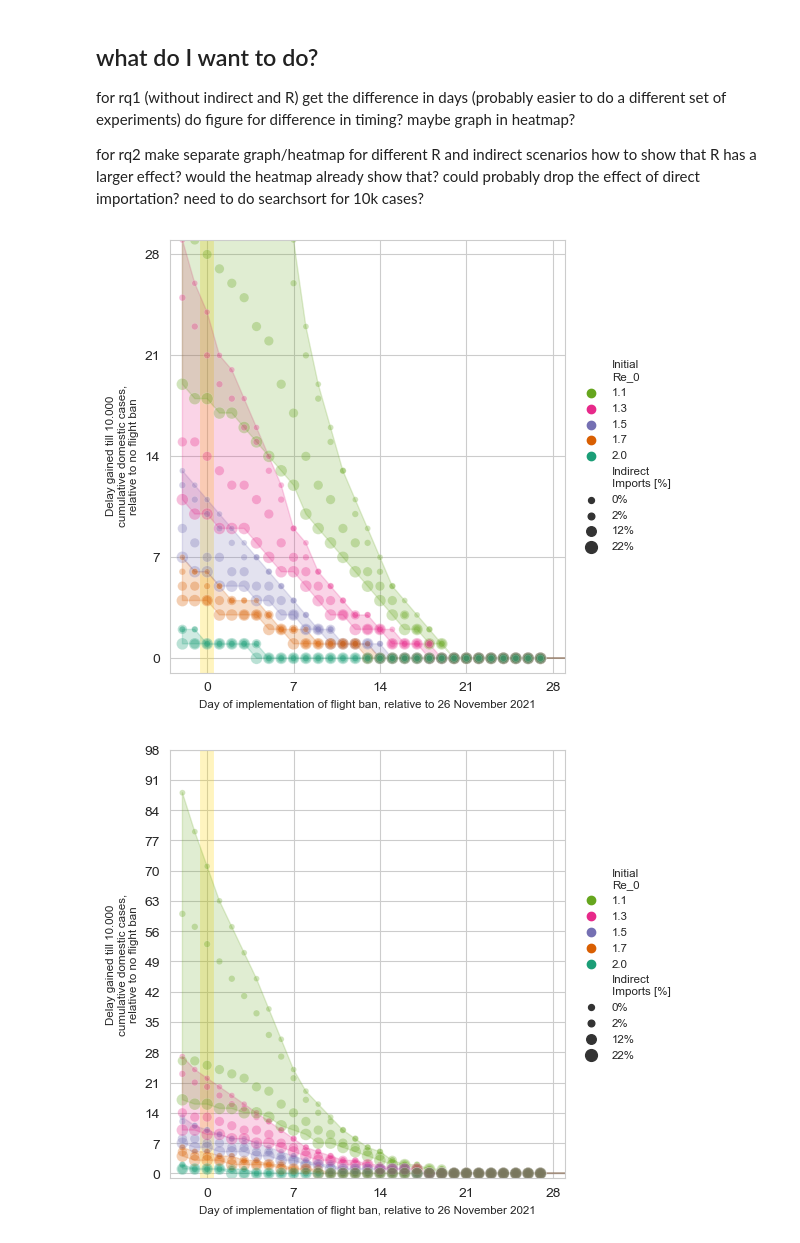
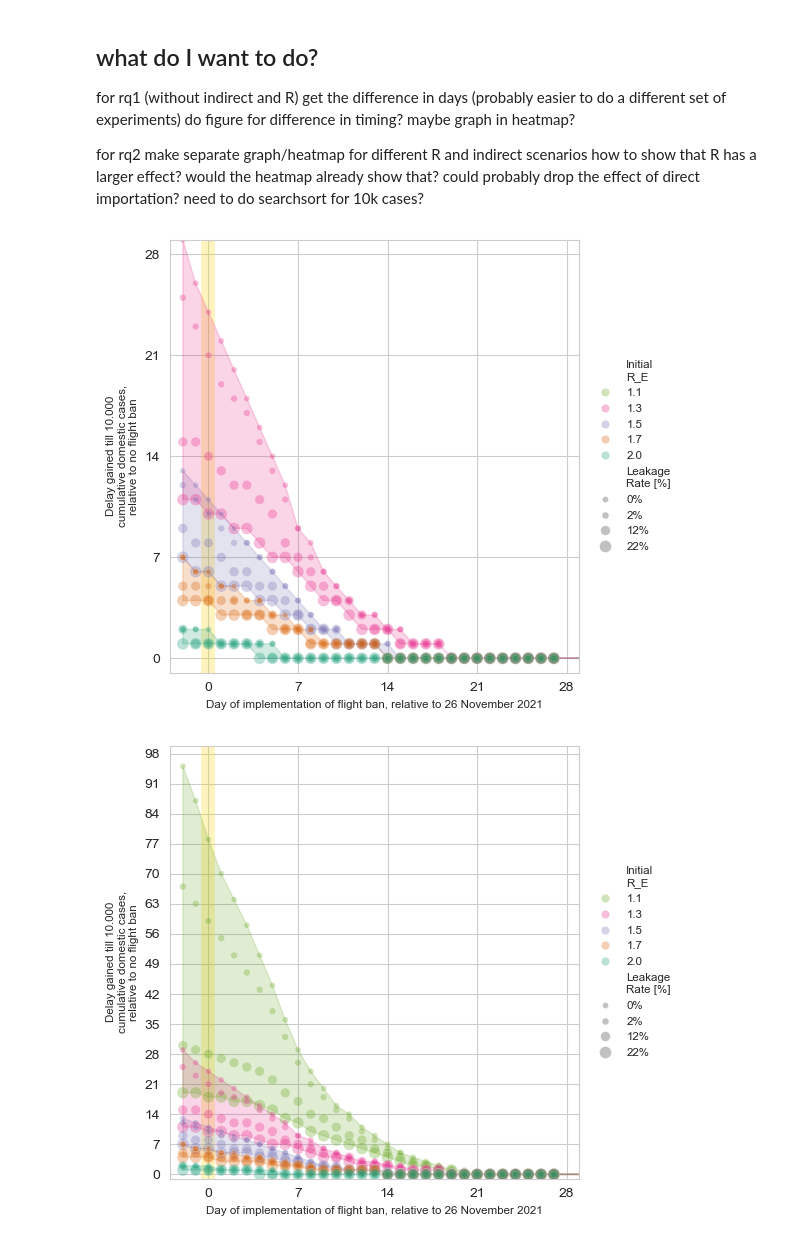
Before and after one commit to FishOuttaWotah/PDPC-NL-omicron-flightban-policy-model, a Jupyter notebook: output_scripts/v5.1_RQ2_PolicyIndirect_post.ipynb, the cells around one changed output. Drawn from its saved outputs; the diff is of its cells as text; code cells hidden in the pictures.

```diff
--- a/output_scripts/v5.1_RQ2_PolicyIndirect_post.ipynb
+++ b/output_scripts/v5.1_RQ2_PolicyIndirect_post.ipynb
@@ -72,7 +77,7 @@ for plot_mode in [1, 2]:
     ## Section for only specific R numbers and sort for descending Rzero to try and plot the higher R numbers earlier (not useful)
     if plot_mode == 1:  # plot without R= 1.1, yields a more focused graphic
         # plot_data = meta_s[meta_s['u_Rzero'].isin(Rzero_order)].sort_values(by='u_Rzero', ascending=False)
-        # plot_data = meta_s[meta_s['u_Rzero'] != 1.1]
+        plot_data = meta_s[meta_s['u_Rzero'] != 1.1]
         hue_order = [2., 1.7, 1.5, 1.3, 1.1]
 
     elif plot_mode == 2:  # plot with R=1.1, good as an overview
@@ -126,33 +131,33 @@ for plot_mode in [1, 2]:
         # ax.set_yticks(range(7,57,7))
         ax.set_yticks(range(0, 30, 7))
         ax.set_ylim(-1, 29)
         # ax.set_xlim(-3, 22)
         # l = ['Initial\nRe_0','1.1','1.3','1.5','1.7','2.0', 'Indirect\nImports [%]', '0%', '2%', '12%', '22%']
         # h_order = [0, 4, 3, 2, 1, 5, 6, 7, 8, 9]  # hard-coding ordering, tedious
     elif plot_mode == 2:
         save_name_add = "met R1.1"
         ax.set_yticks(range(0, 99, 7))
         ax.set_ylim(-1, None)
 
 
 
     else:
         raise NotImplementedError
 
-    l = ['Initial\nRe_0', '1.1', '1.3', '1.5', '1.7', '2.0', 'Indirect\nImports [%]', '0%', '2%', '12%', '22%']
+    l = ['Initial\nR_E', '1.1', '1.3', '1.5', '1.7', '2.0', 'Leakage\nRate [%]', '0%', '2%', '12%', '22%']
     h_order = [0, 5, 4, 3, 2, 1, 6, 7, 8, 9, 10]  # hard-coding ordering, tedious
     h = [h[hord] for hord in h_order]
     # ax.legend(handles=h, labels=l, loc='upper left',bbox_to_anchor=(1,0.8),frameon=False)
     ax.legend(handles=h, labels=l, loc='center left', bbox_to_anchor=(1.01, 0.5), frameon=False, fontsize='small')
     # ax.set_xlim(-3, 28)  # Mod for jaarcongress
 
     # ax.yaxis.set_minor_locator(AutoMinorLocator())  # doesn't work
 
     save_name = "RQ2,scatter"
 
     plt.tight_layout()
     plt.savefig(f'output_figures/{model_vers}/{model_vers}_{exps_batchname}_{save_name}_{save_name_add}_{_addon2}.jpg',
                 dpi=300)
 # %% [output]
-[figure, old version]
+[figure, new version]
-[figure, old version]
+[figure, new version]
```
Also changed, not shown: parts of 3 cells of this notebook, 24 other files.
